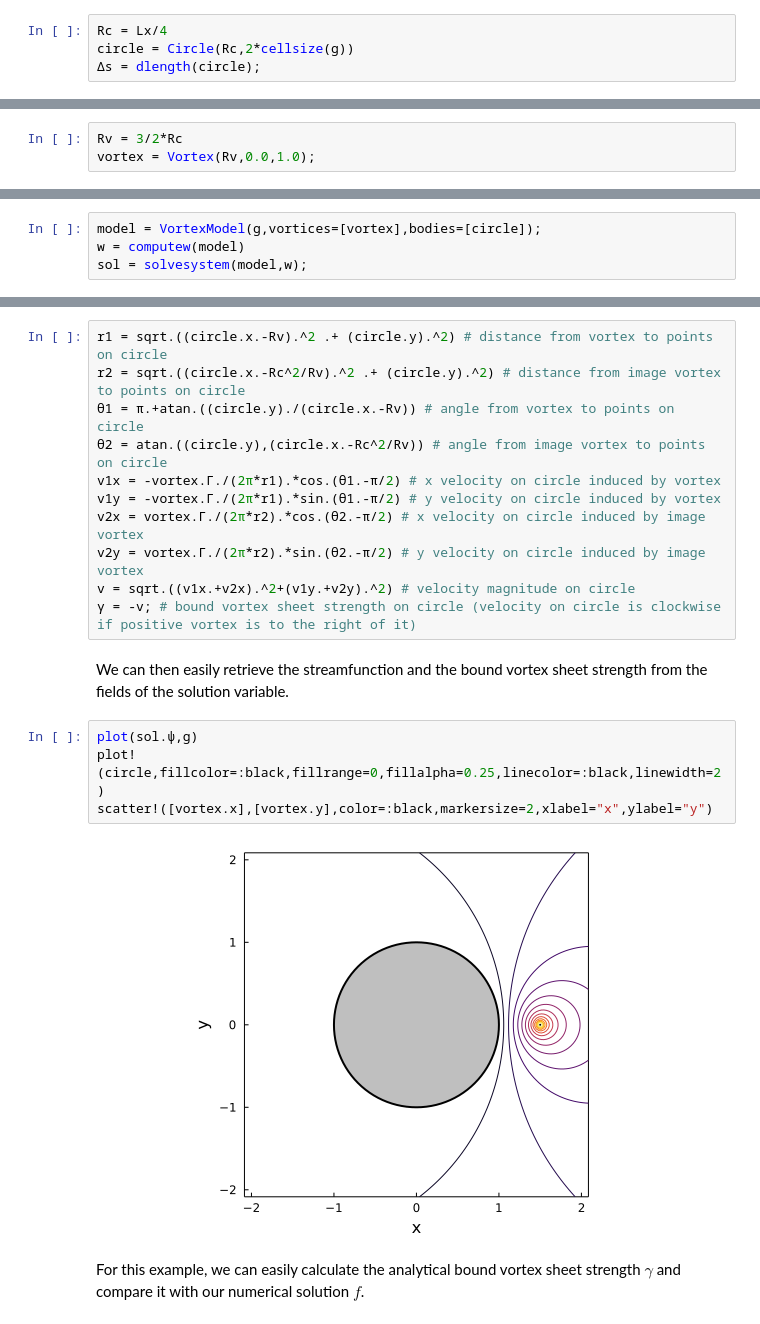
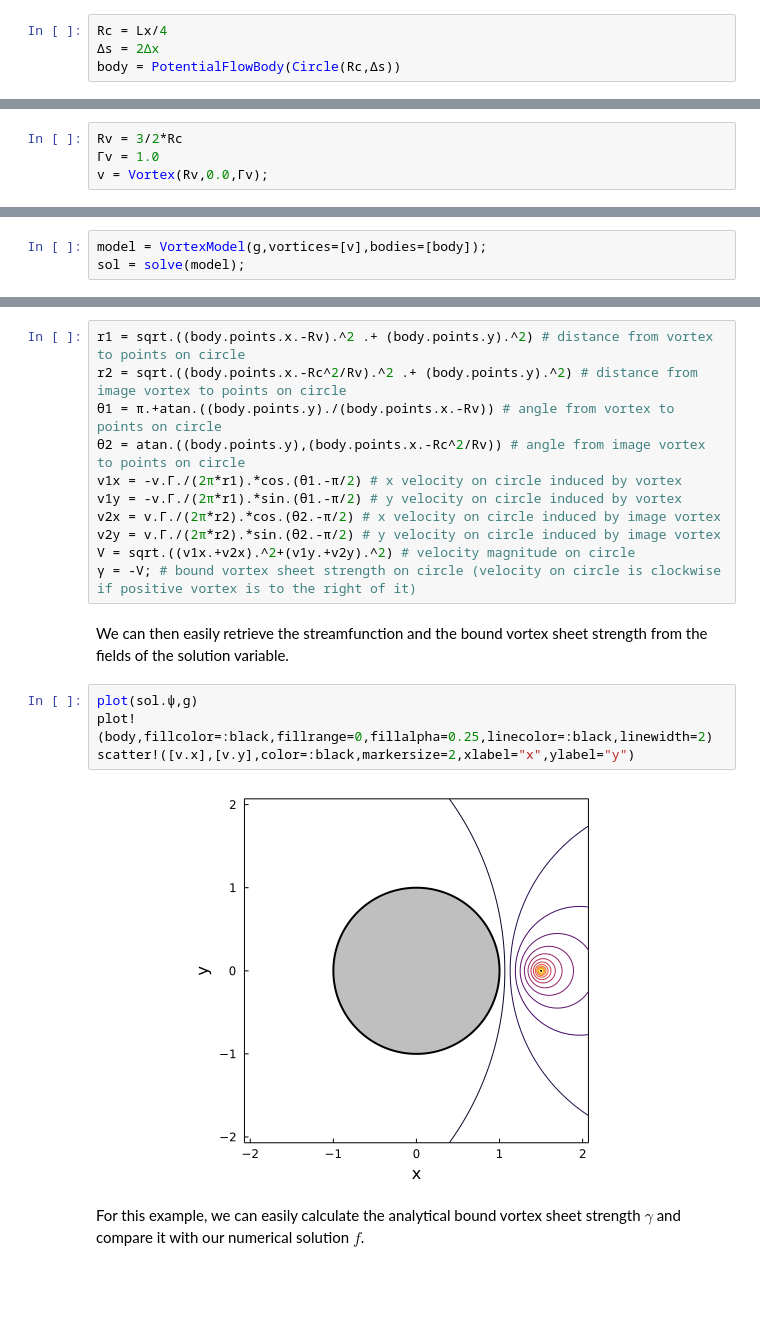
Before and after one commit to JuliaIBPM/GridPotentialFlow.jl, a Jupyter notebook: examples/2.-Potential-flow-with-an-impenetrable-surface.ipynb, the cells around one changed output, grey strips where cells are left out. Saved outputs shown, nothing was run; the diff lists cells and outputs as text; blank space fills up the shorter version.

```diff
--- a/examples/2.-Potential-flow-with-an-impenetrable-surface.ipynb
+++ b/examples/2.-Potential-flow-with-an-impenetrable-surface.ipynb
@@ -47,4 +47,4 @@ As an basic example, consider now a point vortex near a circular cylinder.
 # %%
 Rc = Lx/4
-circle = Circle(Rc,2*cellsize(g))
-Δs = dlength(circle);
+Δs = 2Δx
+body = PotentialFlowBody(Circle(Rc,Δs))
@@ -52,4 +60,5 @@ circle = Circle(Rc,2*cellsize(g))
 We choose an initial position $R_v$ of the vortex at $3/2 R_c$ from the origin.
 # %%
 Rv = 3/2*Rc
-vortex = Vortex(Rv,0.0,1.0);
+Γv = 1.0
+v = Vortex(Rv,0.0,Γv);
@@ -58,28 +73,27 @@ We construct the `VortexModel` by using the optional `bodies` keyword. In this c
 # %%
-model = VortexModel(g,vortices=[vortex],bodies=[circle]);
-w = computew(model)
-sol = solvesystem(model,w);
+model = VortexModel(g,vortices=[v],bodies=[body]);
+sol = solve(model);
 # %% [markdown]
 Analytical solution (vortex at Rv and image vortex at Rc^2/Rv)
 # %%
-r1 = sqrt.((circle.x.-Rv).^2 .+ (circle.y).^2) # distance from vortex to points on circle
-r2 = sqrt.((circle.x.-Rc^2/Rv).^2 .+ (circle.y).^2) # distance from image vortex to points on circle
-θ1 = π.+atan.((circle.y)./(circle.x.-Rv)) # angle from vortex to points on circle
-θ2 = atan.((circle.y),(circle.x.-Rc^2/Rv)) # angle from image vortex to points on circle
-v1x = -vortex.Γ./(2π*r1).*cos.(θ1.-π/2) # x velocity on circle induced by vortex
-v1y = -vortex.Γ./(2π*r1).*sin.(θ1.-π/2) # y velocity on circle induced by vortex
-v2x = vortex.Γ./(2π*r2).*cos.(θ2.-π/2) # x velocity on circle induced by image vortex
-v2y = vortex.Γ./(2π*r2).*sin.(θ2.-π/2) # y velocity on circle induced by image vortex
-v = sqrt.((v1x.+v2x).^2+(v1y.+v2y).^2) # velocity magnitude on circle
-γ = -v; # bound vortex sheet strength on circle (velocity on circle is clockwise if positive vortex is to the right of it)
+r1 = sqrt.((body.points.x.-Rv).^2 .+ (body.points.y).^2) # distance from vortex to points on circle
+r2 = sqrt.((body.points.x.-Rc^2/Rv).^2 .+ (body.points.y).^2) # distance from image vortex to points on circle
+θ1 = π.+atan.((body.points.y)./(body.points.x.-Rv)) # angle from vortex to points on circle
+θ2 = atan.((body.points.y),(body.points.x.-Rc^2/Rv)) # angle from image vortex to points on circle
+v1x = -v.Γ./(2π*r1).*cos.(θ1.-π/2) # x velocity on circle induced by vortex
+v1y = -v.Γ./(2π*r1).*sin.(θ1.-π/2) # y velocity on circle induced by vortex
+v2x = v.Γ./(2π*r2).*cos.(θ2.-π/2) # x velocity on circle induced by image vortex
+v2y = v.Γ./(2π*r2).*sin.(θ2.-π/2) # y velocity on circle induced by image vortex
+V = sqrt.((v1x.+v2x).^2+(v1y.+v2y).^2) # velocity magnitude on circle
+γ = -V; # bound vortex sheet strength on circle (velocity on circle is clockwise if positive vortex is to the right of it)
 # %% [markdown]
 We can then easily retrieve the streamfunction and the bound vortex sheet strength from the fields of the solution variable.
 # %%
 plot(sol.ψ,g)
-plot!(circle,fillcolor=:black,fillrange=0,fillalpha=0.25,linecolor=:black,linewidth=2)
-scatter!([vortex.x],[vortex.y],color=:black,markersize=2,xlabel="x",ylabel="y")
+plot!(body,fillcolor=:black,fillrange=0,fillalpha=0.25,linecolor=:black,linewidth=2)
+scatter!([v.x],[v.y],color=:black,markersize=2,xlabel="x",ylabel="y")
 # %% [output]
-[figure, old version]
+[figure, new version]
 # %% [markdown]
 For this example, we can easily calculate the analytical bound vortex sheet strength $\gamma$ and compare it with our numerical solution $f$.
 # %%
```
Also changed, not shown: parts of 15 cells of this notebook, 19 other files.
